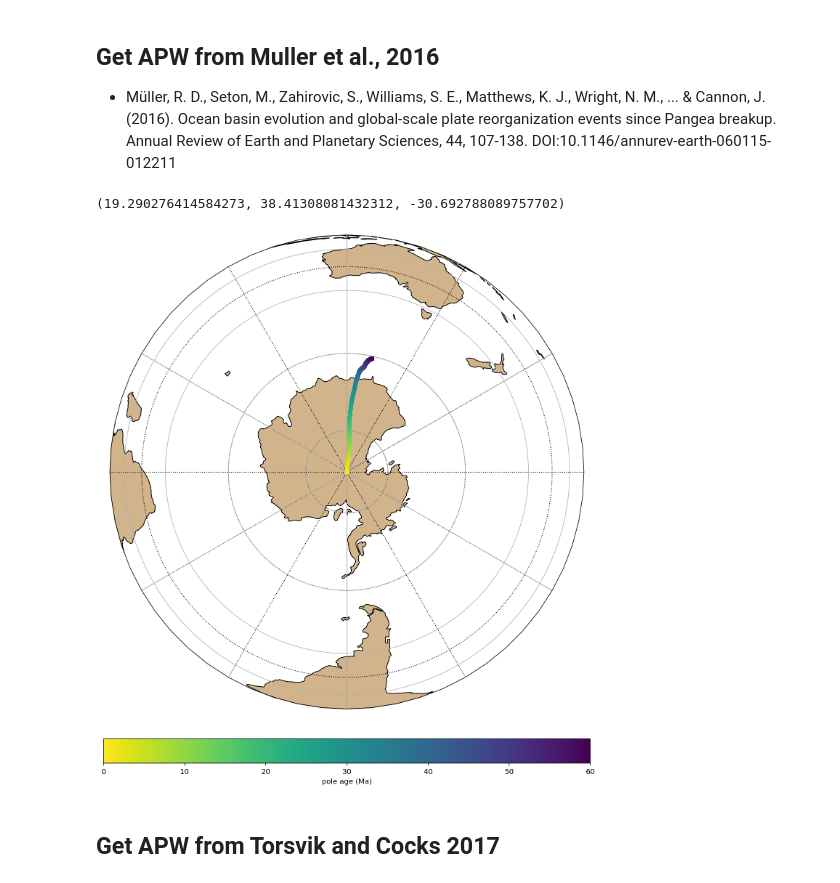
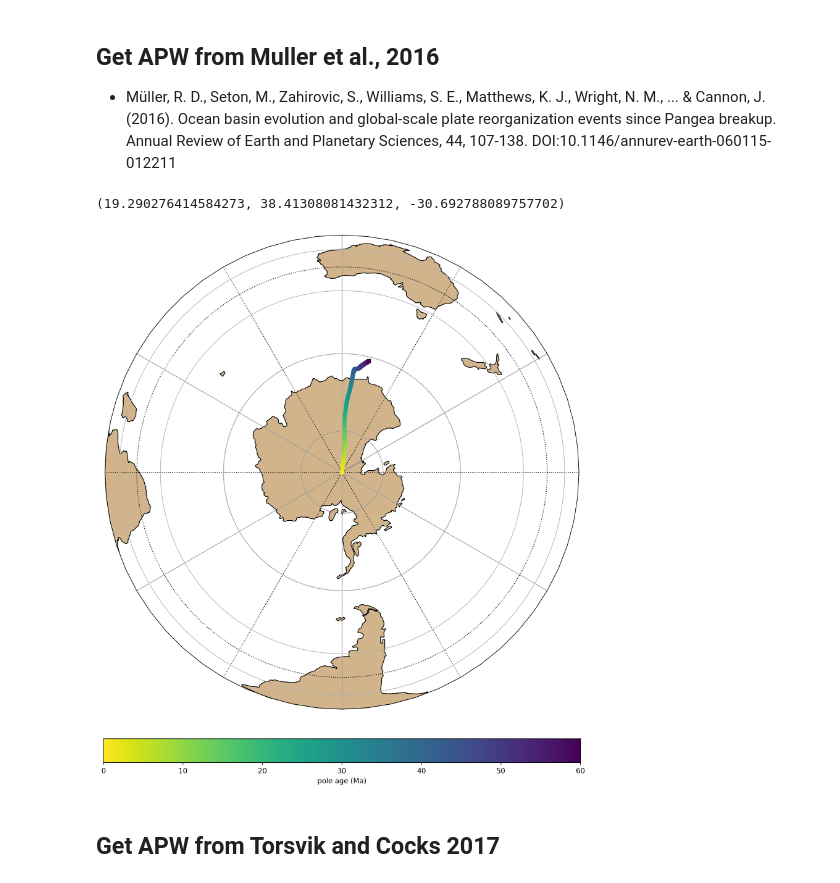
Before and after one commit to Swanson-Hysell-Group/Bayesian_PEP_inversion, a Jupyter notebook: Aus_APWP.ipynb, the cells around one changed output. Cells and saved outputs as stored; diff of their text form; code cells hidden in the pictures.

Commit message:
correct pole reconstruction to be done with total reconstruction Euler poles

```diff
--- a/Aus_APWP.ipynb
+++ b/Aus_APWP.ipynb
@@ -25,45 +25,49 @@ max_age = 60.
 times = np.linspace( 0., max_age, resolution)
 lats = np.empty_like(times)
 lons = np.empty_like(times)
-pole = PlateCentroid( 0., -90. )
+
 angles = np.empty_like(times)
 
 Euler_lats = np.empty_like(times)
 Euler_lons = np.empty_like(times)
 
+start_time = 0.
+
 for i,t in enumerate(times):
-    start_time = 0. if t==0. else times[i-1]
+    start_time = 0.
+    pole = PlateCentroid( 0., -90. )
+
     rotation = rotation_model.get_rotation( t, australia, start_time, fixed_plate)
     lat, lon, angle = rotation.get_lat_lon_euler_pole_and_angle_degrees()
     Euler_lats[i] = lat
     Euler_lons[i] = lon
     euler_pole = EulerPole( lon, lat, 1.) # Don't care about the rate here
     pole.rotate( euler_pole, -angle)
     angles[i] = angle*resolution/max_age
     lats[i] = pole.latitude
     lons[i] = pole.longitude
 
 average_rotation = rotation_model.get_rotation(times[-1], australia, 0.0, fixed_plate)
 print(average_rotation.get_lat_lon_euler_pole_and_angle_degrees())
 
 ax = ipmag.make_orthographic_map(120, -90, figsize=(15,15))
 
 ipmag.plot_poles_colorbar(ax,lons,
                           lats,
                           np.zeros(len(lats)),
                           times,
                           0,60,colormap='viridis_r',
                           markersize=20,marker='s',edgecolor=None)
 
 ax.set_global()
 ax.gridlines()
 lon_shift=0.
 plt.show()
 
-# np.savetxt('./data/Australia_poles/australia_apw_muller_2016.txt', np.array([times, lons, lats,angles, Euler_lons, Euler_lats]).T )
+np.savetxt('./data/Australia_poles/australia_apw_muller_2016.txt', np.array([times, lons, lats,angles, Euler_lons, Euler_lats]).T )
 # %% [output]
 (19.290276414584273, 38.41308081432312, -30.692788089757702)
-[figure, old version]
+[figure, new version]
 # %% [markdown]
 ## Get APW from Torsvik and Cocks 2017
 # %%
```
Also changed, not shown: parts of 3 cells of this notebook.
